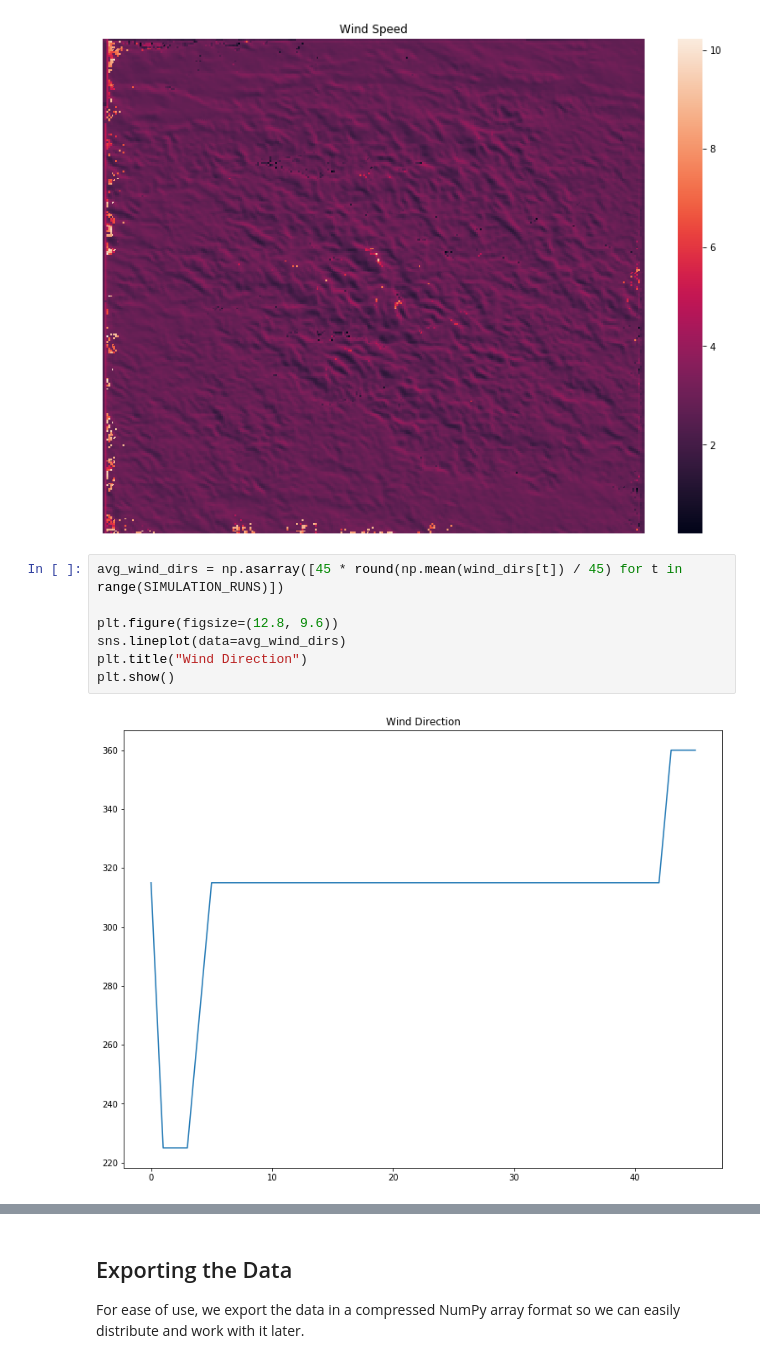
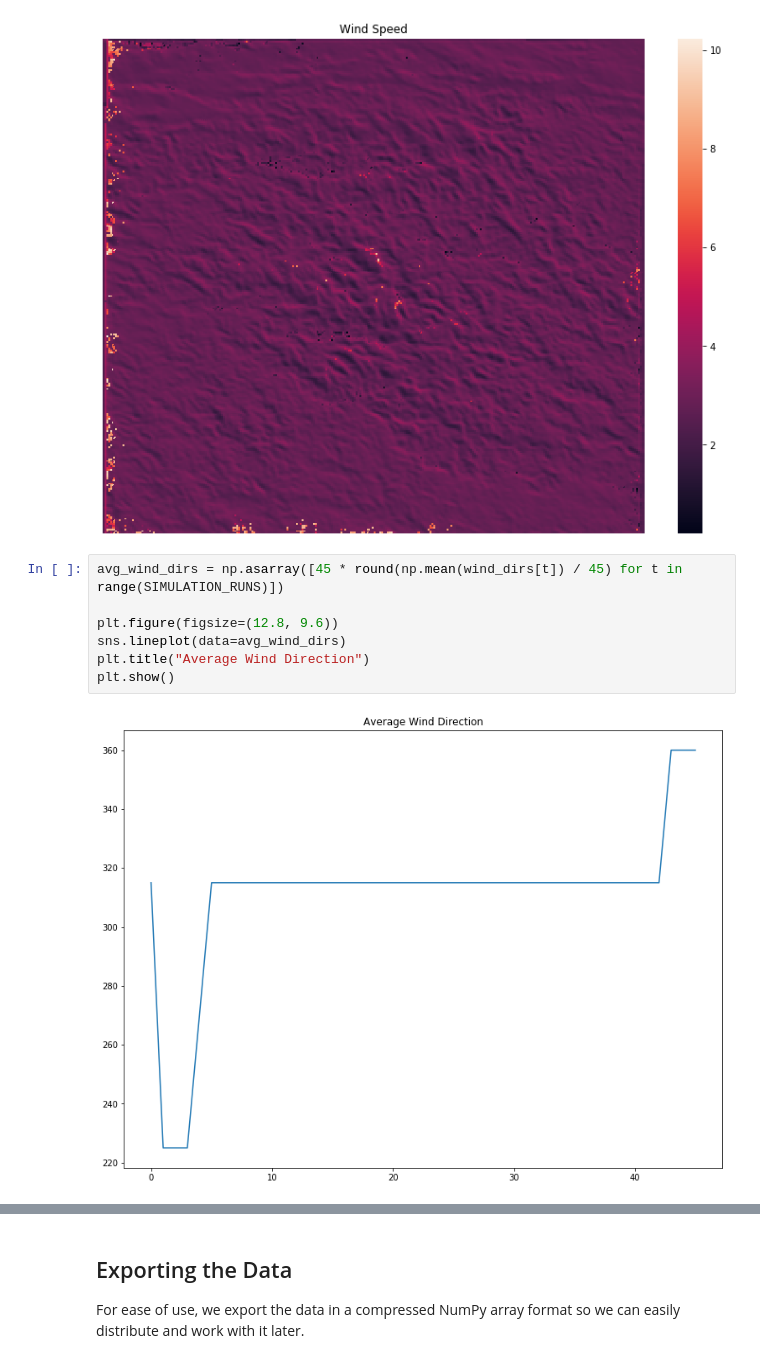
Before and after one commit to thearchitector/wind-and-fire, a Jupyter notebook: code/data.ipynb, the cells around one changed output, grey strips where cells are left out. Cells and saved outputs as stored; diff of their text form.

```diff
--- a/code/data.ipynb
+++ b/code/data.ipynb
@@ -194,9 +194,9 @@ plt.show()
 # %%
 avg_wind_dirs = np.asarray([45 * round(np.mean(wind_dirs[t]) / 45) for t in range(SIMULATION_RUNS)])
 
 plt.figure(figsize=(12.8, 9.6))
 sns.lineplot(data=avg_wind_dirs)
-plt.title("Wind Direction")
+plt.title("Average Wind Direction")
 plt.show()
 # %% [output]
-[figure, old version]
+[figure, new version]
```
Also changed, not shown: parts of 1 cell of this notebook.
